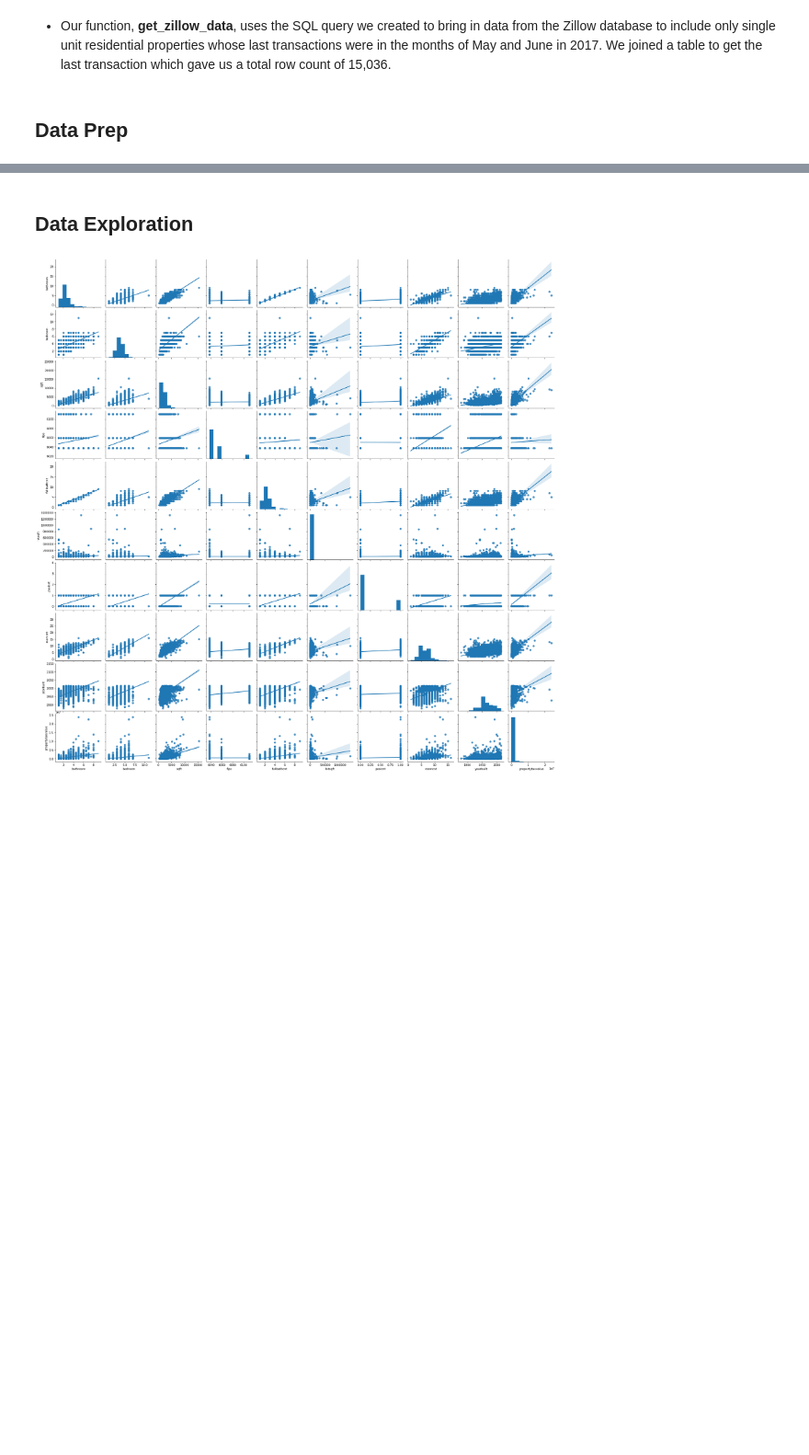
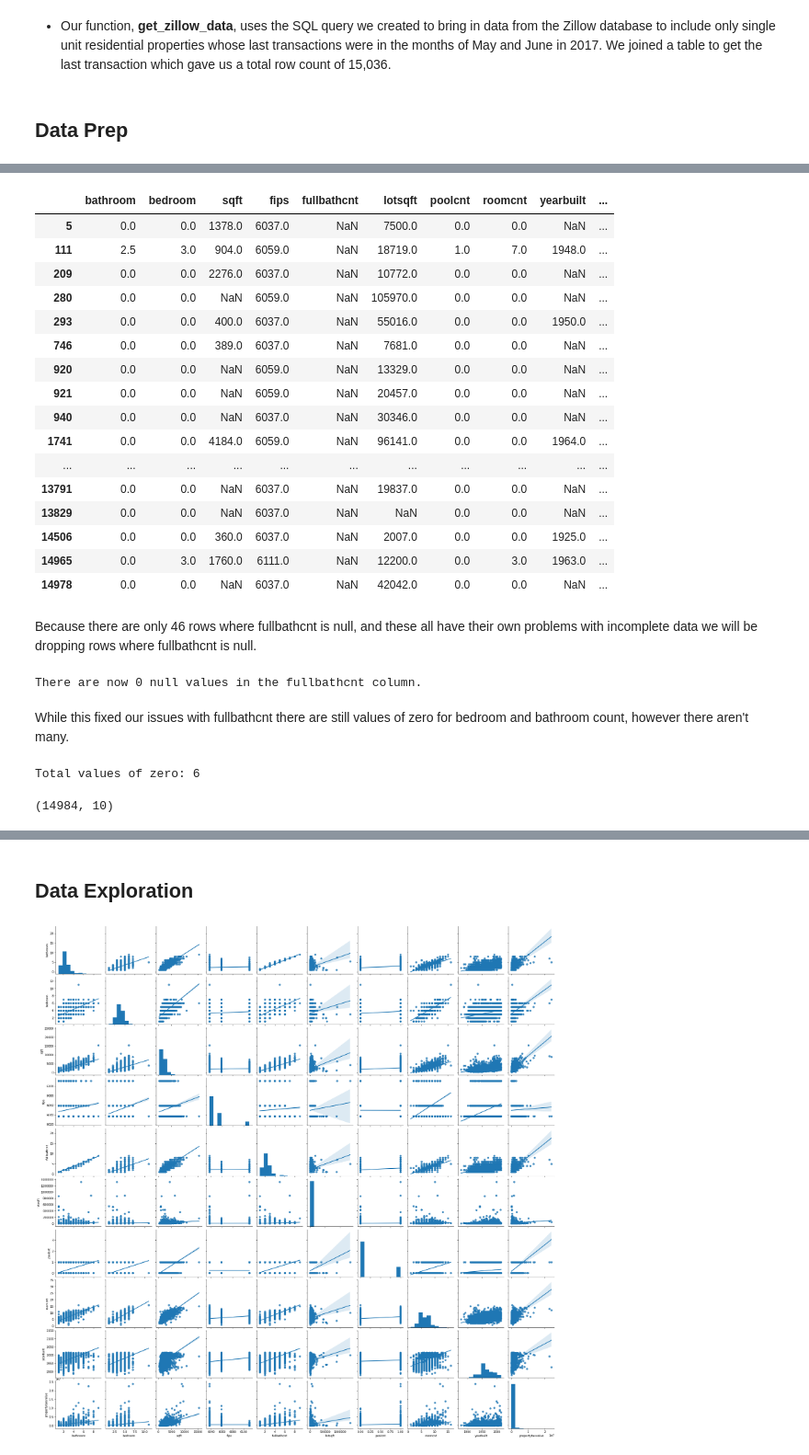
Before and after one commit to ZillowProjectPlaceholder/Zillow-Regression-Project, a Jupyter notebook: final_report.ipynb, the cells around one changed output, grey strips where cells are left out. Shown at 92% size. Drawn from its saved outputs; the diff is of its cells as text; code cells hidden in the pictures; blank space fills up the shorter version.

```diff
--- a/final_report.ipynb
+++ b/final_report.ipynb
@@ -36,0 +172,3 @@ warnings.filterwarnings("ignore")
+# %%
+df = df.drop(columns=columns_to_drop)
+df.head()
@@ -36,0 +204,3 @@ warnings.filterwarnings("ignore")
+# %%
+df = df.rename(columns={'bathroomcnt': 'bathroom', 'bedroomcnt': 'bedroom', 'calculatedfinishedsquarefeet': 'sqft',
+                        'taxvaluedollarcnt': 'propertytaxvalue', 'lotsizesquarefeet': 'lotsqft'})
@@ -36,0 +230,2 @@ warnings.filterwarnings("ignore")
+# %%
+df['poolcnt'] = df.poolcnt.fillna(0)
@@ -36,0 +243,2 @@ warnings.filterwarnings("ignore")
+# %%
+df['roomcnt'] = np.where(df['roomcnt'] == 0.0, (df.bathroom + df.bedroom), df['roomcnt'])
@@ -36,0 +254,33 @@ warnings.filterwarnings("ignore")
+# %%
+df[df['fullbathcnt'].isnull()]
+# %% [output]
+|  | bathroom | bedroom | sqft | fips | fullbathcnt | lotsqft | poolcnt | roomcnt | yearbuilt | ... |
+| 5 | 0.0 | 0.0 | 1378.0 | 6037.0 | NaN | 7500.0 | 0.0 | 0.0 | NaN | ... |
+| 111 | 2.5 | 3.0 | 904.0 | 6059.0 | NaN | 18719.0 | 1.0 | 7.0 | 1948.0 | ... |
+| 209 | 0.0 | 0.0 | 2276.0 | 6037.0 | NaN | 10772.0 | 0.0 | 0.0 | NaN | ... |
+| 280 | 0.0 | 0.0 | NaN | 6059.0 | NaN | 105970.0 | 0.0 | 0.0 | NaN | ... |
+| 293 | 0.0 | 0.0 | 400.0 | 6037.0 | NaN | 55016.0 | 0.0 | 0.0 | 1950.0 | ... |
+| 746 | 0.0 | 0.0 | 389.0 | 6037.0 | NaN | 7681.0 | 0.0 | 0.0 | NaN | ... |
+| 920 | 0.0 | 0.0 | NaN | 6059.0 | NaN | 13329.0 | 0.0 | 0.0 | NaN | ... |
+| 921 | 0.0 | 0.0 | NaN | 6059.0 | NaN | 20457.0 | 0.0 | 0.0 | NaN | ... |
+| 940 | 0.0 | 0.0 | NaN | 6037.0 | NaN | 30346.0 | 0.0 | 0.0 | NaN | ... |
+| 1741 | 0.0 | 0.0 | 4184.0 | 6059.0 | NaN | 96141.0 | 0.0 | 0.0 | 1964.0 | ... |
+| ... | ... | ... | ... | ... | ... | ... | ... | ... | ... | ... |
+| 13791 | 0.0 | 0.0 | NaN | 6037.0 | NaN | 19837.0 | 0.0 | 0.0 | NaN | ... |
+| 13829 | 0.0 | 0.0 | NaN | 6037.0 | NaN | NaN | 0.0 | 0.0 | NaN | ... |
+| 14506 | 0.0 | 0.0 | 360.0 | 6037.0 | NaN | 2007.0 | 0.0 | 0.0 | 1925.0 | ... |
+| 14965 | 0.0 | 3.0 | 1760.0 | 6111.0 | NaN | 12200.0 | 0.0 | 3.0 | 1963.0 | ... |
+| 14978 | 0.0 | 0.0 | NaN | 6037.0 | NaN | 42042.0 | 0.0 | 0.0 | NaN | ... |
+# %% [markdown]
+Because there are only 46 rows where fullbathcnt is null, and these all have their own problems with incomplete data we will be dropping rows where fullbathcnt is null.
+# %%
+df = df[~df['fullbathcnt'].isna()]
+print(f"There are now {df['fullbathcnt'].isna().sum()} null values in the fullbathcnt column.")
+# %% [output]
+There are now 0 null values in the fullbathcnt column.
+# %% [markdown]
+While this fixed our issues with fullbathcnt there are still values of zero for bedroom and bathroom count, however there aren't many.
+# %%
+print(f"Total values of zero: {(df['bedroom'] == 0).sum() + (df['bathroom'] == 0).sum()}")
+# %% [output]
+Total values of zero: 6
@@ -36,0 +289,4 @@ warnings.filterwarnings("ignore")
+# %%
+df.shape
+# %% [output]
+(14984, 10)
```
Also changed, not shown: parts of 48 cells of this notebook, 1 other file.
